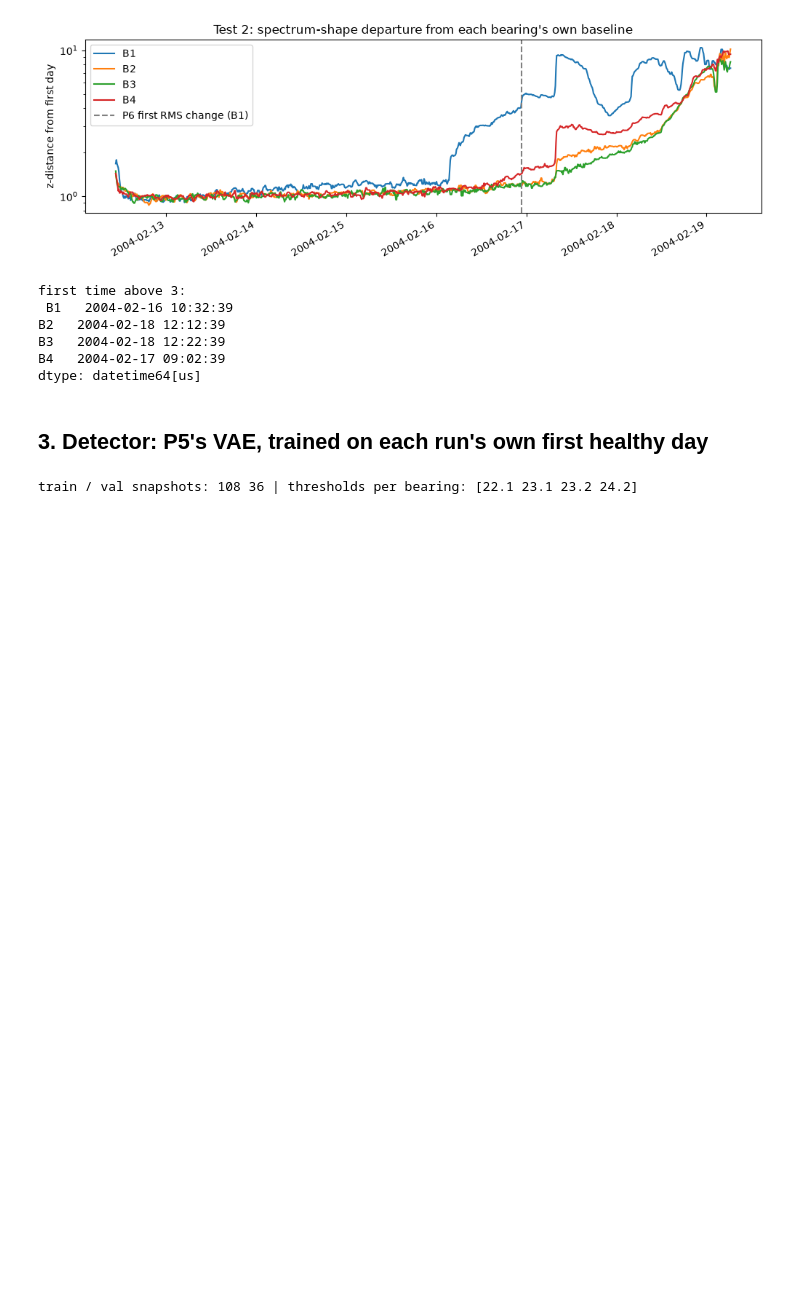
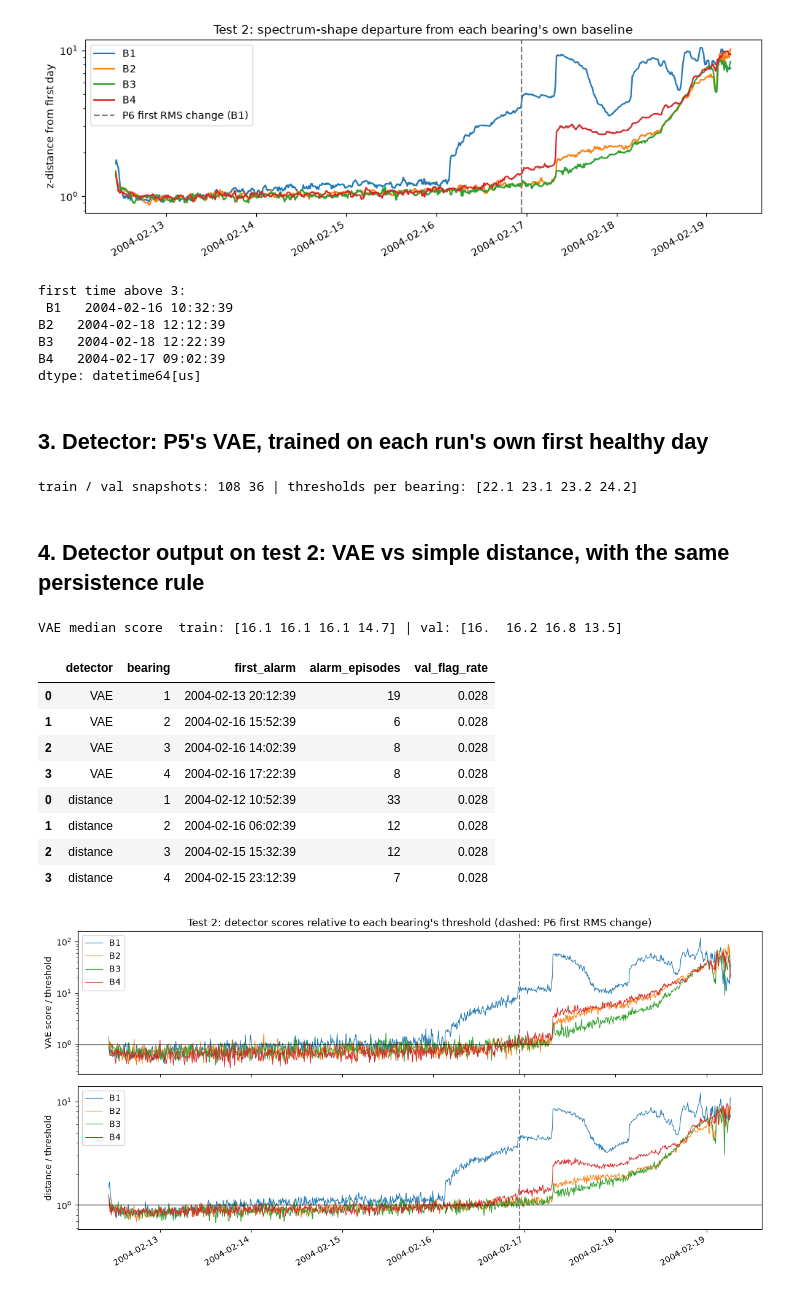
Before and after one commit to MinKhaungMinLwin/bearing-maintenance-triage, a Jupyter notebook: triage_system.ipynb, the cells around one changed output. Drawn from its saved outputs; the diff is of its cells as text; code cells hidden in the pictures; blank space fills up the shorter version.

Commit message:
feat: Detector ouput on Test 2

```diff
--- a/triage_system.ipynb
+++ b/triage_system.ipynb
@@ -197,3 +197,46 @@ sc2, thr2, tr2, va2 = fit_detector(S2, t2, "test2")
 print("train / val snapshots:", tr2.sum(), va2.sum(), "| thresholds per bearing:", thr2.round(1))
 # %% [output]
 train / val snapshots: 108 36 | thresholds per bearing: [22.1 23.1 23.2 24.2]
+# %% [markdown]
+## 4. Detector output on test 2: VAE vs simple distance, with the same persistence rule
+# %%
+K = 3   # persistence: alarm only when the last K snapshots are all above threshold (fixed before seeing results)
+
+def alarm_mask(scores, thr, k=K):
+    return pd.DataFrame(scores > thr).rolling(k).sum().eq(k).values
+
+def summarise(name, scores, thr, t, val):
+    al = alarm_mask(scores, thr)
+    first = [t[al[:, b]].min() if al[:, b].any() else pd.NaT for b in range(4)]
+    episodes = (np.diff(al.astype(int), axis=0) == 1).sum(0)
+    return pd.DataFrame({"detector": name, "bearing": range(1, 5), "first_alarm": first, "alarm_episodes": episodes,
+                         "val_flag_rate": (scores[val] > thr).mean(0).round(3)})
+
+# Simple baseline: z-distance from the training period (same split as the VAE)
+mu_t, sd_t = S2[tr2].mean(0), S2[tr2].std(0) + 1e-6
+dsc2 = np.sqrt((((S2 - mu_t) / sd_t) ** 2).mean(axis=2))
+dthr2 = np.quantile(dsc2[va2], 0.99, axis=0)
+
+print("VAE median score  train:", np.median(sc2[tr2], 0).round(1), "| val:", np.median(sc2[va2], 0).round(1))
+cmp2 = pd.concat([summarise("VAE", sc2, thr2, t2, va2), summarise("distance", dsc2, dthr2, t2, va2)])
+display(cmp2)
+
+fig, axes = plt.subplots(2, 1, figsize=(12, 6), sharex=True)
+for ax, (nm, s, th) in zip(axes, [("VAE score / threshold", sc2, thr2), ("distance / threshold", dsc2, dthr2)]):
+    r = pd.DataFrame(s / th, index=t2, columns=[f"B{b}" for b in range(1, 5)])
+    r.plot(ax=ax, logy=True, lw=0.8); ax.axhline(1, c="k", lw=0.8)
+    ax.axvline(pd.Timestamp("2004-02-16 22:42:39"), ls="--", c="grey"); ax.set_ylabel(nm)
+axes[0].set_title("Test 2: detector scores relative to each bearing's threshold (dashed: P6 first RMS change)")
+plt.tight_layout(); plt.savefig("figures/fig3_test2_detectors.png", dpi=150); plt.show()
+# %% [output]
+VAE median score  train: [16.1 16.1 16.1 14.7] | val: [16.  16.2 16.8 13.5]
+|  | detector | bearing | first_alarm | alarm_episodes | val_flag_rate |
+| 0 | VAE | 1 | 2004-02-13 20:12:39 | 19 | 0.028 |
+| 1 | VAE | 2 | 2004-02-16 15:52:39 | 6 | 0.028 |
+| 2 | VAE | 3 | 2004-02-16 14:02:39 | 8 | 0.028 |
+| 3 | VAE | 4 | 2004-02-16 17:22:39 | 8 | 0.028 |
+| 0 | distance | 1 | 2004-02-12 10:52:39 | 33 | 0.028 |
+| 1 | distance | 2 | 2004-02-16 06:02:39 | 12 | 0.028 |
+| 2 | distance | 3 | 2004-02-15 15:32:39 | 12 | 0.028 |
+| 3 | distance | 4 | 2004-02-15 23:12:39 | 7 | 0.028 |
+[figure, added]
```
Also changed, not shown: 1 other file.
